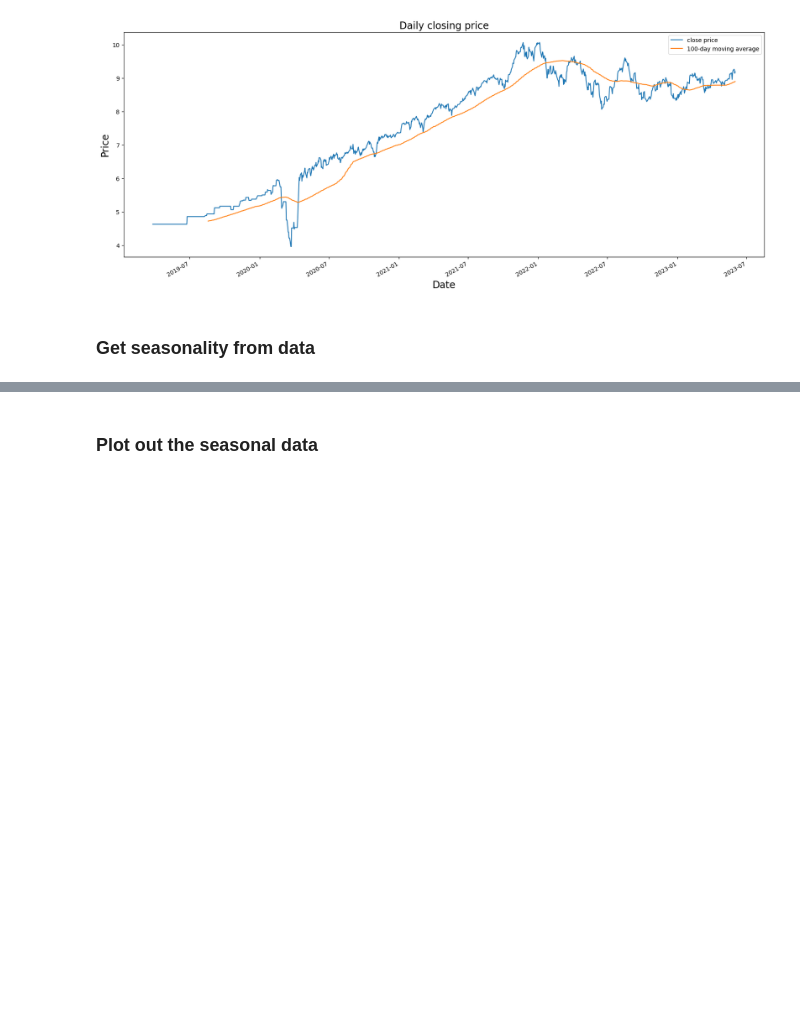
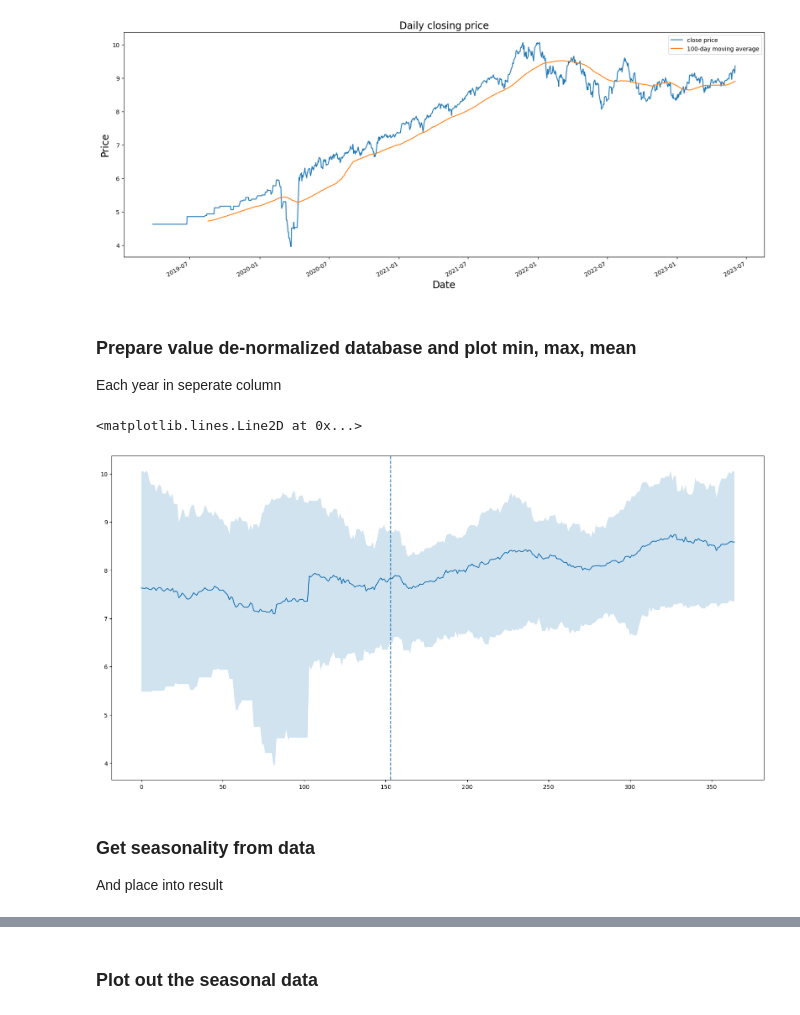
Before and after one commit to marco-sorich/FinSea, a Jupyter notebook: Seasonality.ipynb, the cells around one changed output, grey strips where cells are left out. Cells and saved outputs as stored; diff of their text form; code cells hidden in the pictures; blank space fills up the shorter version.

```diff
--- a/Seasonality.ipynb
+++ b/Seasonality.ipynb
@@ -52,5 +52,39 @@ df['Close'].rolling(rolling_resolution).mean().plot(legend=True, label=str(rolli
 plt.show()
 # %% [output]
 [figure]
+# %% [markdown]
+### Prepare value de-normalized database and plot min, max, mean
+Each year in seperate column
+# %%
+df.index = pd.to_datetime(df.index)
+df = df.asfreq('d')                 # set correct frequency
+df = df.fillna(method='ffill')      # fill up missing values
+
+
+resultDf = pd.DataFrame()
+for year in list(set(df.index.year))[1:-1]:
+    curYearValues = df[str(year) + '-01-01':str(year) + '-12-31']['Close'].values
+    if curYearValues.size == 365:                     # take a regular complete year
+        resultDf[str(year)] = curYearValues
+    elif curYearValues.size == 366:
+        curYearValues = np.delete(curYearValues, 59)  # remove Feb. 29 of leap year
+        resultDf[str(year)] = curYearValues
+
+resultMean = resultDf.mean(axis=1)
+resultMin = resultDf.min(axis=1)
+resultMax = resultDf.max(axis=1)
+resultDf['mean'] = resultMean
+resultDf['min'] = resultMin
+resultDf['max'] = resultMax
+
+
+fig, ax = plt.subplots(figsize=(20,10))
+ax.plot(resultDf.index, resultDf['mean'], '-')
+ax.fill_between(resultDf.index, resultDf['min'], resultDf['max'], alpha=0.2)
+ax.axvline(dt.date.today().timetuple().tm_yday, linestyle='dashed')
+# %% [output]
+<matplotlib.lines.Line2D at 0x...>
+[figure, added]
 # %% [markdown]
 ### Get seasonality from data
+And place into result
```
Also changed, not shown: parts of 3 cells of this notebook.
